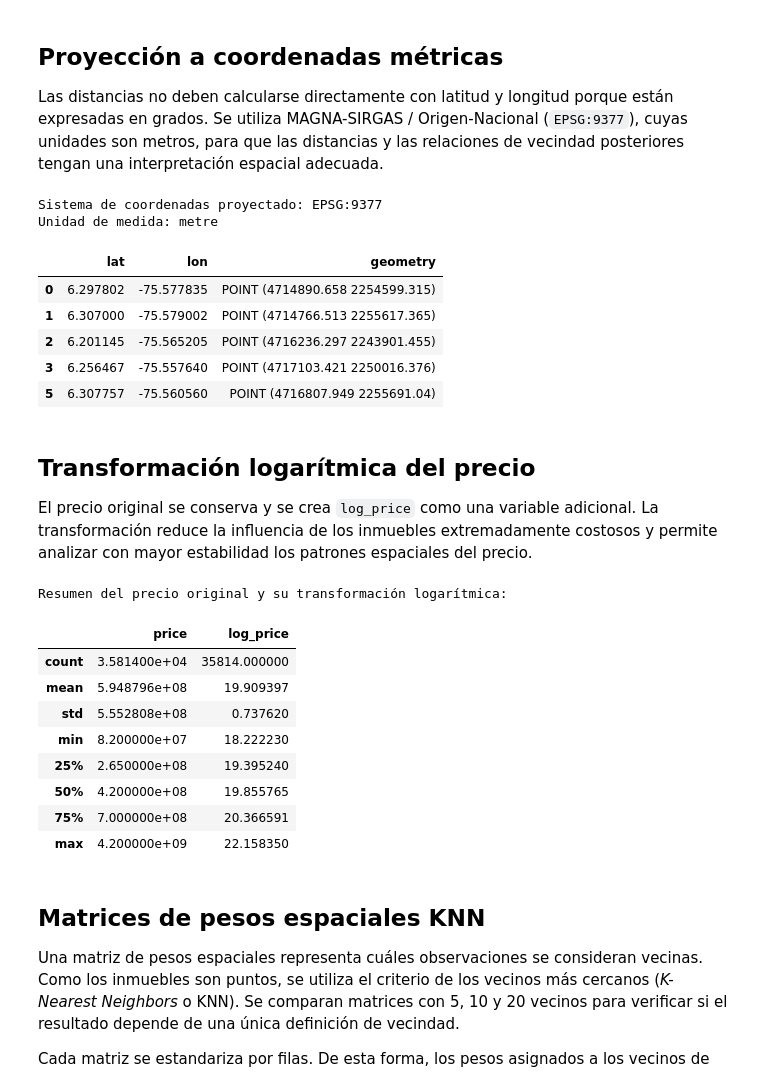
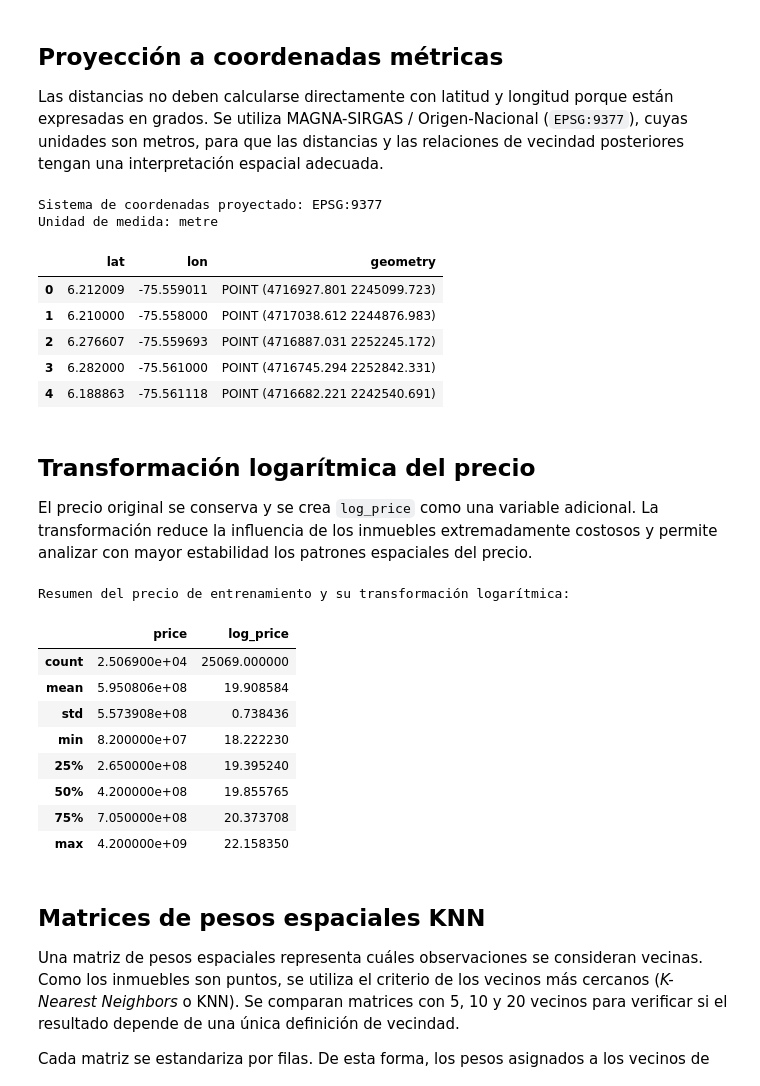
Before and after one commit to evinracher/3008338-geospatial-analysis, a Jupyter notebook: project/house-price-medellin.ipynb, the cells around one changed output. Drawn from its saved outputs; the diff is of its cells as text; code cells hidden in the pictures.

```diff
--- a/project/house-price-medellin.ipynb
+++ b/project/house-price-medellin.ipynb
@@ -592,4 +592,11 @@ Separamos los datos que vamos a utilizar para el entrenamiento y los que vamos a
 # %%
 from sklearn.model_selection import train_test_split
 
-train_set, test_set = train_test_split(df_medellin_clean, test_size=0.3, random_state=42)
+train_set, test_set = train_test_split(
+    df_medellin_clean,
+    test_size=0.3,
+    random_state=42,
+)
+
+print(f"Observaciones de entrenamiento: {len(train_set)}")
+print(f"Observaciones de prueba: {len(test_set)}")
@@ -1156,16 +1219,13 @@ Las columnas `lon` y `lat` representan coordenadas geográficas en grados. A par
 # %%
 import geopandas as gpd
 
-medellin_gdf = gpd.GeoDataFrame(
-    df_medellin_clean.copy(),
-    geometry=gpd.points_from_xy(
-        df_medellin_clean["lon"],
-        df_medellin_clean["lat"],
-    ),
+train_gdf = gpd.GeoDataFrame(
+    train_set.copy(),
+    geometry=gpd.points_from_xy(train_set["lon"], train_set["lat"]),
     crs="EPSG:4326",
 )
 
-print(f"Registros en el GeoDataFrame: {len(medellin_gdf)}")
-print(f"Sistema de coordenadas inicial: {medellin_gdf.crs}")
-medellin_gdf.head()
+print(f"Registros de entrenamiento en el GeoDataFrame: {len(train_gdf)}")
+print(f"Sistema de coordenadas inicial: {train_gdf.crs}")
+train_gdf.head()
 # %% [output]
@@ -1182,20 +1242,20 @@ Sistema de coordenadas inicial: EPSG:4326
 
 Las distancias no deben calcularse directamente con latitud y longitud porque están expresadas en grados. Se utiliza MAGNA-SIRGAS / Origen-Nacional (`EPSG:9377`), cuyas unidades son metros, para que las distancias y las relaciones de vecindad posteriores tengan una interpretación espacial adecuada.
 # %%
-medellin_gdf = medellin_gdf.to_crs(epsg=9377)
+train_gdf = train_gdf.to_crs(epsg=9377).reset_index(drop=True)
 
-print(f"Sistema de coordenadas proyectado: {medellin_gdf.crs}")
-print(f"Unidad de medida: {medellin_gdf.crs.axis_info[0].unit_name}")
-medellin_gdf[["lat", "lon", "geometry"]].head()
+print(f"Sistema de coordenadas proyectado: {train_gdf.crs}")
+print(f"Unidad de medida: {train_gdf.crs.axis_info[0].unit_name}")
+train_gdf[["lat", "lon", "geometry"]].head()
 # %% [output]
 Sistema de coordenadas proyectado: EPSG:9377
 Unidad de medida: metre
 |  | lat | lon | geometry |
-| 0 | 6.297802 | -75.577835 | POINT (4714890.658 2254599.315) |
-| 1 | 6.307000 | -75.579002 | POINT (4714766.513 2255617.365) |
-| 2 | 6.201145 | -75.565205 | POINT (4716236.297 2243901.455) |
-| 3 | 6.256467 | -75.557640 | POINT (4717103.421 2250016.376) |
-| 5 | 6.307757 | -75.560560 | POINT (4716807.949 2255691.04) |
+| 0 | 6.212009 | -75.559011 | POINT (4716927.801 2245099.723) |
+| 1 | 6.210000 | -75.558000 | POINT (4717038.612 2244876.983) |
+| 2 | 6.276607 | -75.559693 | POINT (4716887.031 2252245.172) |
+| 3 | 6.282000 | -75.561000 | POINT (4716745.294 2252842.331) |
+| 4 | 6.188863 | -75.561118 | POINT (4716682.221 2242540.691) |
 # %% [markdown]
 ## Transformación logarítmica del precio
 
@@ -1203,20 +1263,20 @@ El precio original se conserva y se crea `log_price` como una variable adicional
 # %%
 import numpy as np
 
-medellin_gdf["log_price"] = np.log(medellin_gdf["price"])
+train_gdf["log_price"] = np.log(train_gdf["price"])
 
-print("Resumen del precio original y su transformación logarítmica:")
-medellin_gdf[["price", "log_price"]].describe()
+print("Resumen del precio de entrenamiento y su transformación logarítmica:")
+train_gdf[["price", "log_price"]].describe()
 # %% [output]
-Resumen del precio original y su transformación logarítmica:
+Resumen del precio de entrenamiento y su transformación logarítmica:
 |  | price | log_price |
-| count | 3.581400e+04 | 35814.000000 |
-| mean | 5.948796e+08 | 19.909397 |
-| std | 5.552808e+08 | 0.737620 |
+| count | 2.506900e+04 | 25069.000000 |
+| mean | 5.950806e+08 | 19.908584 |
+| std | 5.573908e+08 | 0.738436 |
 | min | 8.200000e+07 | 18.222230 |
 | 25% | 2.650000e+08 | 19.395240 |
 | 50% | 4.200000e+08 | 19.855765 |
-| 75% | 7.000000e+08 | 20.366591 |
+| 75% | 7.050000e+08 | 20.373708 |
 | max | 4.200000e+09 | 22.158350 |
 # %% [markdown]
 ## Matrices de pesos espaciales KNN
```
Also changed, not shown: parts of 87 cells of this notebook, 2 other files.
